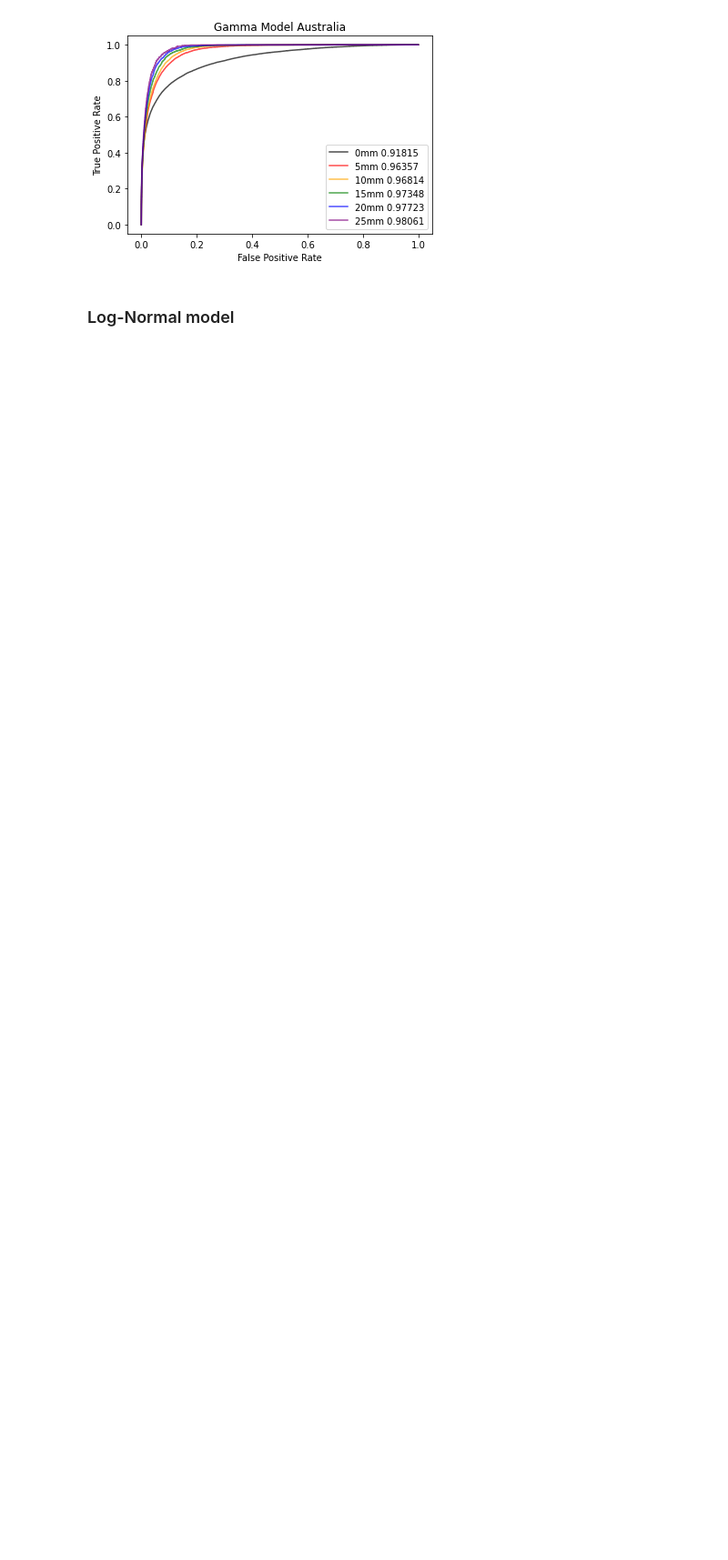
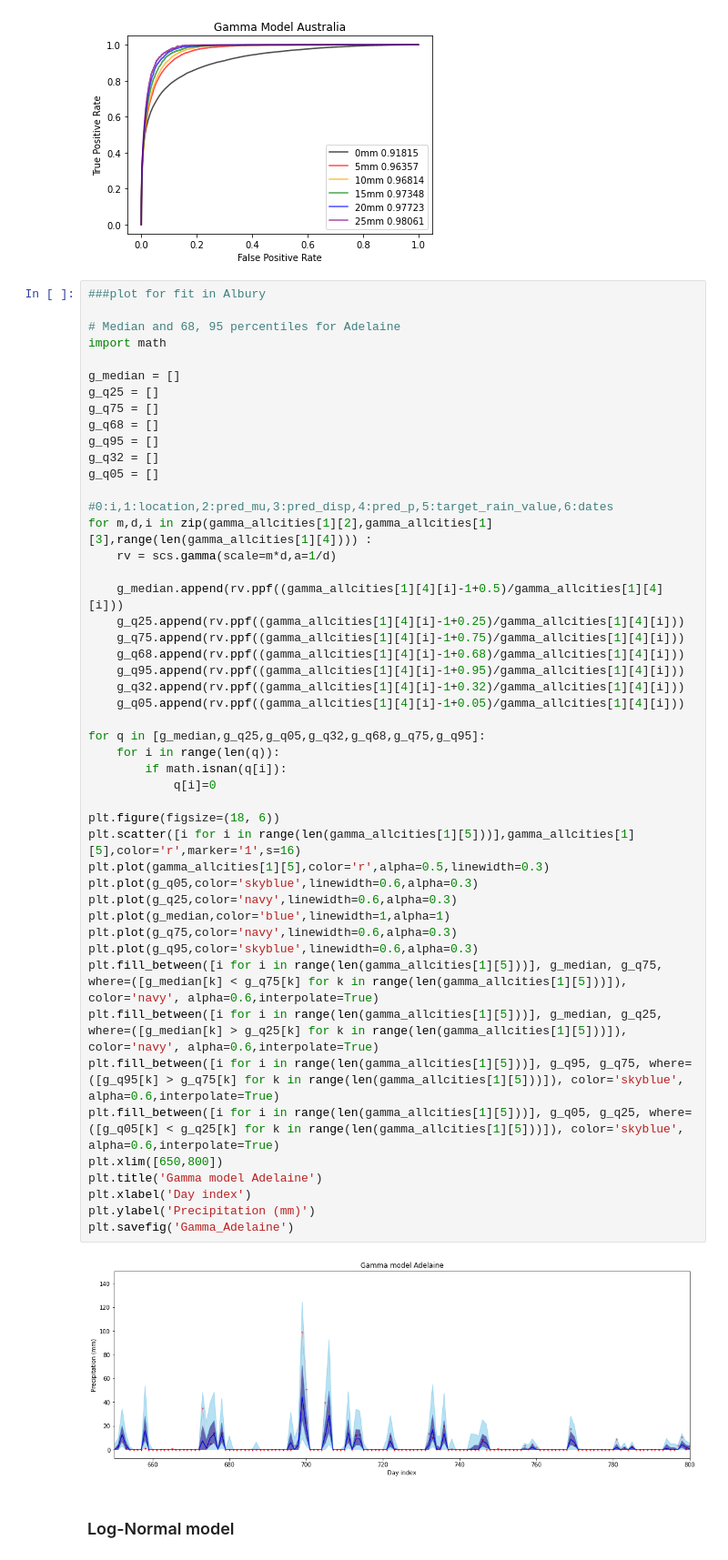
Before and after one commit to Rilwan-Adewoyin/NeuralGLM, a Jupyter notebook: Notebooks/AUST_marginals.ipynb, the cells around one changed output. Shown at 91% size. Drawn from its saved outputs; the diff is of its cells as text; blank space fills up the shorter version.

Commit message:
3 models AUST plots and diagnostics

```diff
--- a/Notebooks/AUST_marginals.ipynb
+++ b/Notebooks/AUST_marginals.ipynb
@@ -194,6 +195,56 @@ plt.title('Gamma Model Australia')
 plt.savefig('ROC Gamma model')
 # %% [output]
 [figure]
+# %%
+###plot for fit in Albury
+
+# Median and 68, 95 percentiles for Adelaine
+import math
+
+g_median = []
+g_q25 = []
+g_q75 = []
+g_q68 = []
+g_q95 = []
+g_q32 = []
+g_q05 = []
+
+#0:i,1:location,2:pred_mu,3:pred_disp,4:pred_p,5:target_rain_value,6:dates
+for m,d,i in zip(gamma_allcities[1][2],gamma_allcities[1][3],range(len(gamma_allcities[1][4]))) :
+    rv = scs.gamma(scale=m*d,a=1/d)
+
+    g_median.append(rv.ppf((gamma_allcities[1][4][i]-1+0.5)/gamma_allcities[1][4][i]))
+    g_q25.append(rv.ppf((gamma_allcities[1][4][i]-1+0.25)/gamma_allcities[1][4][i]))
+    g_q75.append(rv.ppf((gamma_allcities[1][4][i]-1+0.75)/gamma_allcities[1][4][i]))
+    g_q68.append(rv.ppf((gamma_allcities[1][4][i]-1+0.68)/gamma_allcities[1][4][i]))
+    g_q95.append(rv.ppf((gamma_allcities[1][4][i]-1+0.95)/gamma_allcities[1][4][i]))
+    g_q32.append(rv.ppf((gamma_allcities[1][4][i]-1+0.32)/gamma_allcities[1][4][i]))
+    g_q05.append(rv.ppf((gamma_allcities[1][4][i]-1+0.05)/gamma_allcities[1][4][i]))
+
+for q in [g_median,g_q25,g_q05,g_q32,g_q68,g_q75,g_q95]:
+    for i in range(len(q)):
+        if math.isnan(q[i]):
+            q[i]=0
+
+plt.figure(figsize=(18, 6))
+plt.scatter([i for i in range(len(gamma_allcities[1][5]))],gamma_allcities[1][5],color='r',marker='1',s=16)
+plt.plot(gamma_allcities[1][5],color='r',alpha=0.5,linewidth=0.3)
+plt.plot(g_q05,color='skyblue',linewidth=0.6,alpha=0.3)
+plt.plot(g_q25,color='navy',linewidth=0.6,alpha=0.3)
+plt.plot(g_median,color='blue',linewidth=1,alpha=1)
+plt.plot(g_q75,color='navy',linewidth=0.6,alpha=0.3)
+plt.plot(g_q95,color='skyblue',linewidth=0.6,alpha=0.3)
+plt.fill_between([i for i in range(len(gamma_allcities[1][5]))], g_median, g_q75, where=([g_median[k] < g_q75[k] for k in range(len(gamma_allcities[1][5]))]), color='navy', alpha=0.6,interpolate=True)
+plt.fill_between([i for i in range(len(gamma_allcities[1][5]))], g_median, g_q25, where=([g_median[k] > g_q25[k] for k in range(len(gamma_allcities[1][5]))]), color='navy', alpha=0.6,interpolate=True)
+plt.fill_between([i for i in range(len(gamma_allcities[1][5]))], g_q95, g_q75, where=([g_q95[k] > g_q75[k] for k in range(len(gamma_allcities[1][5]))]), color='skyblue', alpha=0.6,interpolate=True)
+plt.fill_between([i for i in range(len(gamma_allcities[1][5]))], g_q05, g_q25, where=([g_q05[k] < g_q25[k] for k in range(len(gamma_allcities[1][5]))]), color='skyblue', alpha=0.6,interpolate=True)
+plt.xlim([650,800])
+plt.title('Gamma model Adelaine')
+plt.xlabel('Day index')
+plt.ylabel('Precipitation (mm)')
+plt.savefig('Gamma_Adelaine')
+# %% [output]
+[figure, added]
 # %% [markdown]
 ### Log-Normal model
 # %%
```
Also changed, not shown: parts of 5 cells of this notebook.
